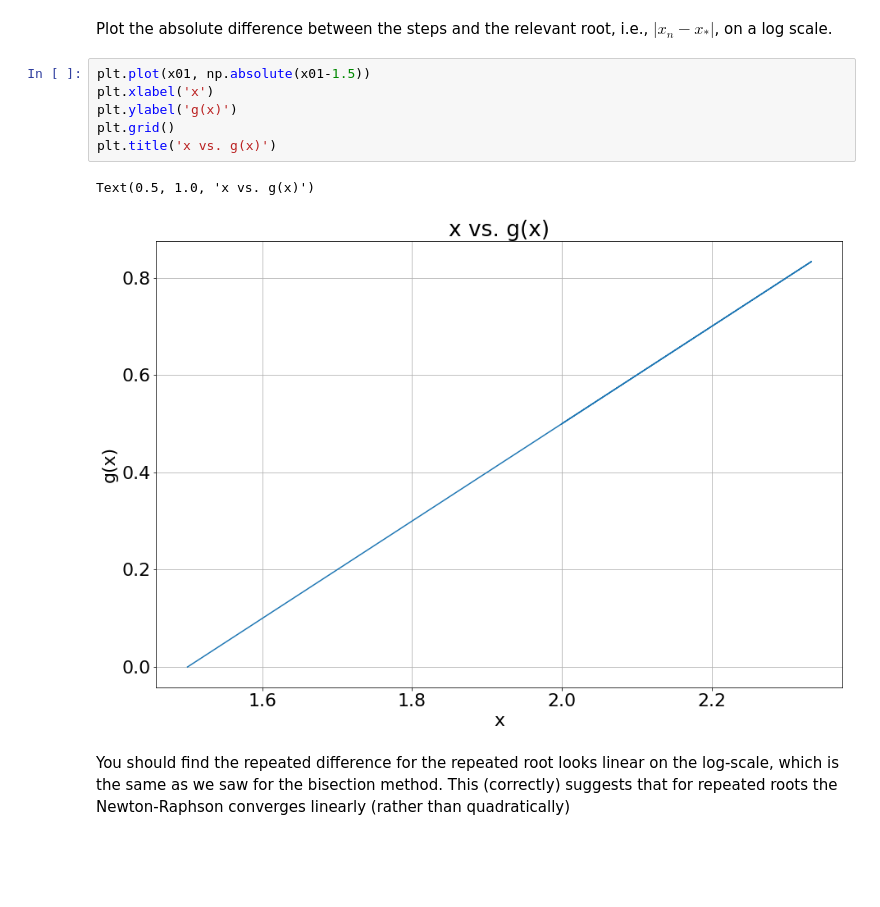
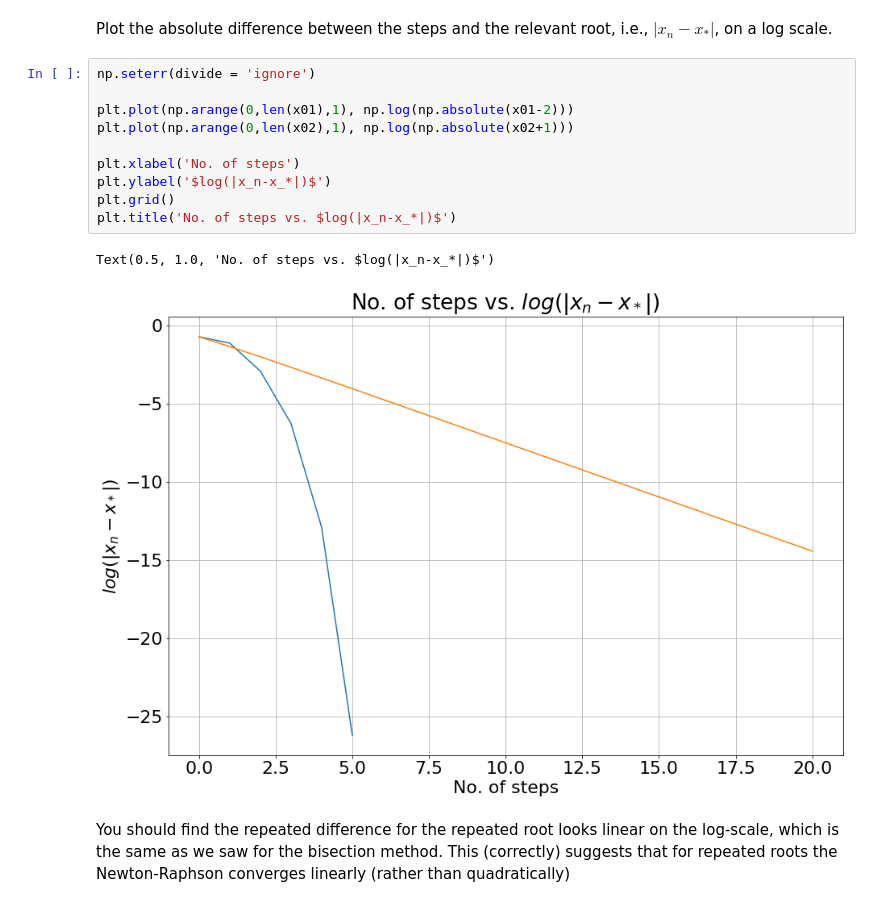
Before and after one commit to Conor-O-Mahony/ACM20030-Assignments, a Jupyter notebook: Assignment 2/Assignment-2.ipynb, the cells around one changed output. Drawn from its saved outputs; the diff is of its cells as text; blank space fills up the shorter version.

```diff
--- a/Assignment 2/Assignment-2.ipynb
+++ b/Assignment 2/Assignment-2.ipynb
@@ -350,15 +350,19 @@ x01=FindRootNewtonRaphsonSteps(g, dg, 1.5, 10e-12)
 x02=FindRootNewtonRaphsonSteps(g, dg, -1.5, 10e-12)
 # %% [markdown]
 Plot the absolute difference between the steps and the relevant root, i.e., $|x_n - x_*|$, on a log scale.
-# %%
-plt.plot(x01, np.absolute(x01-1.5))
-plt.xlabel('x')
-plt.ylabel('g(x)')
-plt.grid()
-plt.title('x vs. g(x)')
-# %% [output]
-Text(0.5, 1.0, 'x vs. g(x)')
-[figure, removed]
+# %%
+np.seterr(divide = 'ignore')
+
+plt.plot(np.arange(0,len(x01),1), np.log(np.absolute(x01-2)))
+plt.plot(np.arange(0,len(x02),1), np.log(np.absolute(x02+1)))
+
+plt.xlabel('No. of steps')
+plt.ylabel('$log(|x_n-x_*|)$')
+plt.grid()
+plt.title('No. of steps vs. $log(|x_n-x_*|)$')
+# %% [output]
+Text(0.5, 1.0, 'No. of steps vs. $log(|x_n-x_*|)$')
+[figure, added]
 # %% [markdown]
 You should find the repeated difference for the repeated root looks linear on the log-scale, which is the same as we saw for the bisection method. This (correctly) suggests that for repeated roots the Newton-Raphson converges linearly (rather than quadratically)
 # %% [markdown]
```
